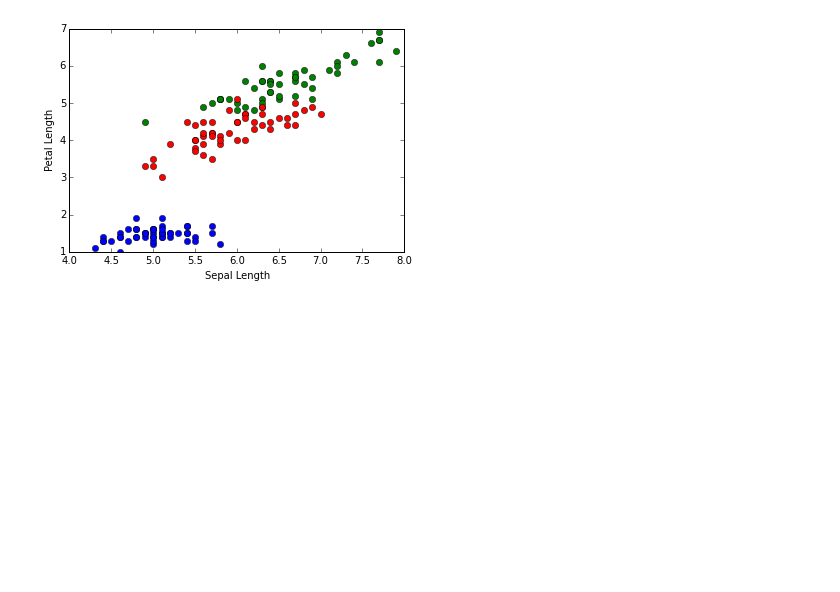
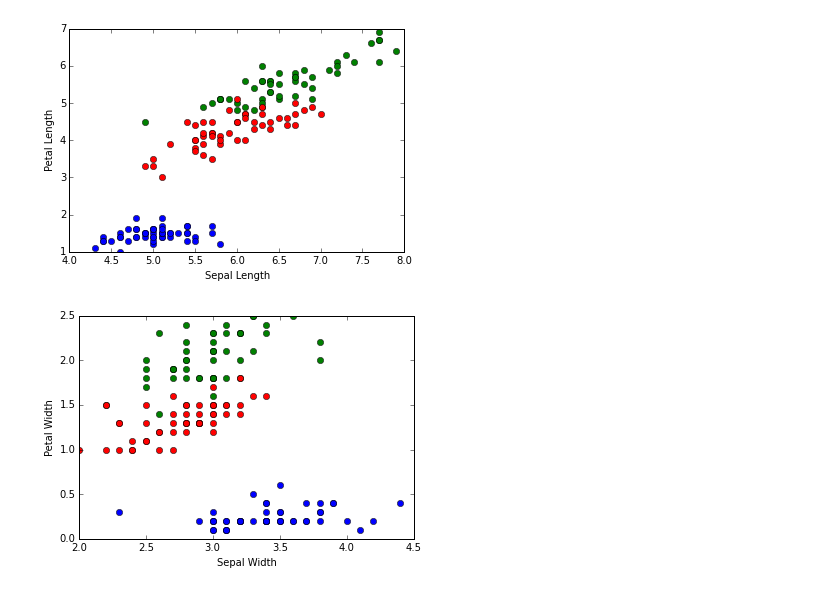
Before and after one commit to nickedes/Baby-science, a Jupyter notebook: K-means/overview.ipynb, the cells around one changed output. Drawn from its saved outputs; the diff is of its cells as text; code cells hidden in the pictures; blank space fills up the shorter version.

Commit message:
various scatter plots for seeing how do clusters vary

```diff
--- a/K-means/overview.ipynb
+++ b/K-means/overview.ipynb
@@ -15,3 +15,11 @@ lx = ve[0].axes.set_xlabel('Sepal Length')
 ly = ve[0].axes.set_ylabel('Petal Length')
 # %% [output]
 [figure]
+# %%
+s = plot(setosa['SepalWidth'],setosa['PetalWidth'],'bo')
+vi = plot(virginica['SepalWidth'],virginica['PetalWidth'],'go')
+ve = plot(versicolor['SepalWidth'],versicolor['PetalWidth'],'ro')
+lx = ve[0].axes.set_xlabel('Sepal Width')
+ly = ve[0].axes.set_ylabel('Petal Width')
+# %% [output]
+[figure, added]
```
Also changed, not shown: parts of 2 cells of this notebook.
